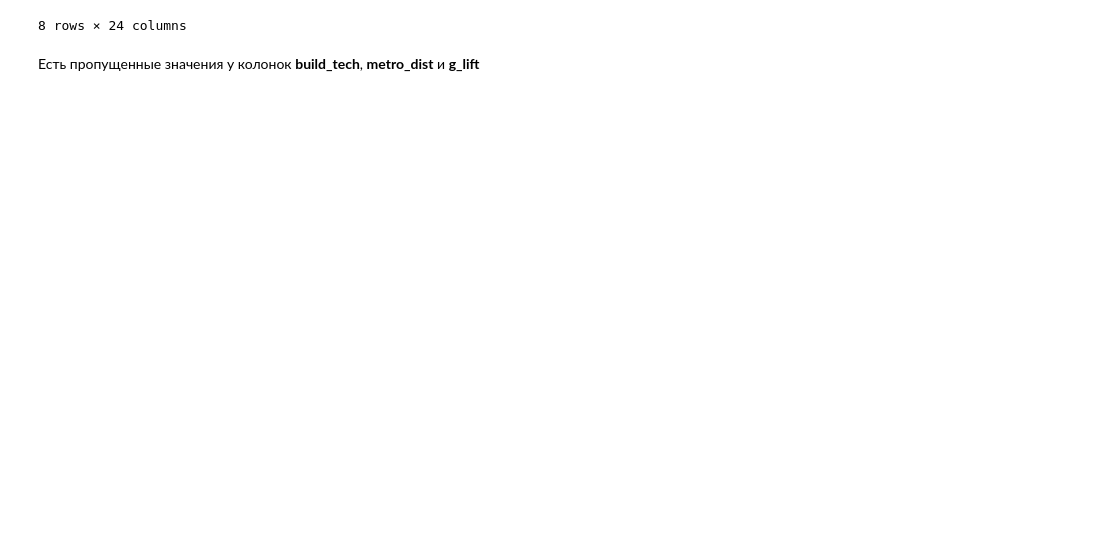
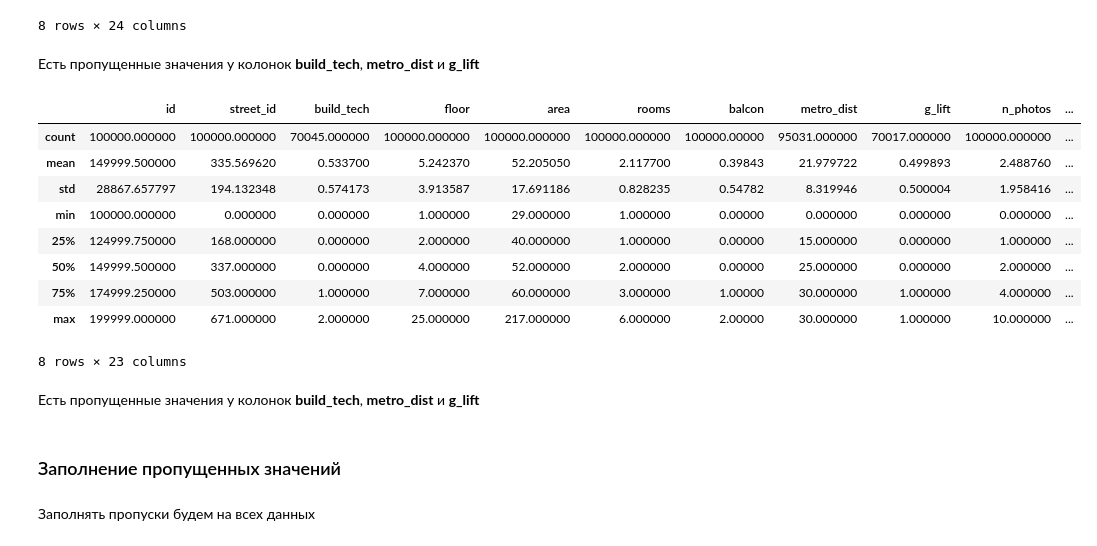
Before and after one commit to tsgnkv/introml2018-2, a Jupyter notebook: property_prices.ipynb, the cells around one changed output. Saved outputs shown, nothing was run; the diff lists cells and outputs as text; code cells hidden in the pictures; blank space fills up the shorter version.

```diff
--- a/property_prices.ipynb
+++ b/property_prices.ipynb
@@ -34,3 +48,22 @@ train_data.describe()
 8 rows × 24 columns
 # %% [markdown]
 Есть пропущенные значения у колонок **build_tech**, **metro_dist** и **g_lift**
+# %%
+test_data.describe()
+# %% [output]
+|  | id | street_id | build_tech | floor | area | rooms | balcon | metro_dist | g_lift | n_photos | ... |
+| count | 100000.000000 | 100000.000000 | 70045.000000 | 100000.000000 | 100000.000000 | 100000.000000 | 100000.00000 | 95031.000000 | 70017.000000 | 100000.000000 | ... |
+| mean | 149999.500000 | 335.569620 | 0.533700 | 5.242370 | 52.205050 | 2.117700 | 0.39843 | 21.979722 | 0.499893 | 2.488760 | ... |
+| std | 28867.657797 | 194.132348 | 0.574173 | 3.913587 | 17.691186 | 0.828235 | 0.54782 | 8.319946 | 0.500004 | 1.958416 | ... |
+| min | 100000.000000 | 0.000000 | 0.000000 | 1.000000 | 29.000000 | 1.000000 | 0.00000 | 0.000000 | 0.000000 | 0.000000 | ... |
+| 25% | 124999.750000 | 168.000000 | 0.000000 | 2.000000 | 40.000000 | 1.000000 | 0.00000 | 15.000000 | 0.000000 | 1.000000 | ... |
+| 50% | 149999.500000 | 337.000000 | 0.000000 | 4.000000 | 52.000000 | 2.000000 | 0.00000 | 25.000000 | 0.000000 | 2.000000 | ... |
+| 75% | 174999.250000 | 503.000000 | 1.000000 | 7.000000 | 60.000000 | 3.000000 | 1.00000 | 30.000000 | 1.000000 | 4.000000 | ... |
+| max | 199999.000000 | 671.000000 | 2.000000 | 25.000000 | 217.000000 | 6.000000 | 2.00000 | 30.000000 | 1.000000 | 10.000000 | ... |
+8 rows × 23 columns
+# %% [markdown]
+Есть пропущенные значения у колонок **build_tech**, **metro_dist** и **g_lift**
+# %% [markdown]
+### Заполнение пропущенных значений
+# %% [markdown]
+Заполнять пропуски будем на всех данных
```
Also changed, not shown: parts of 38 cells of this notebook.
